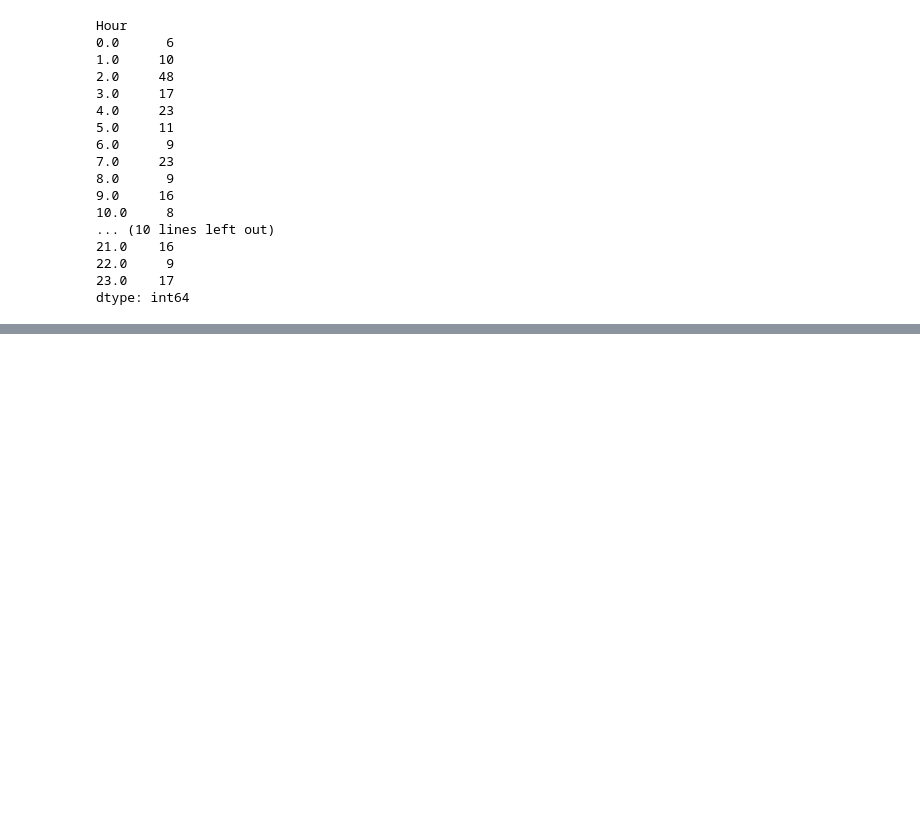
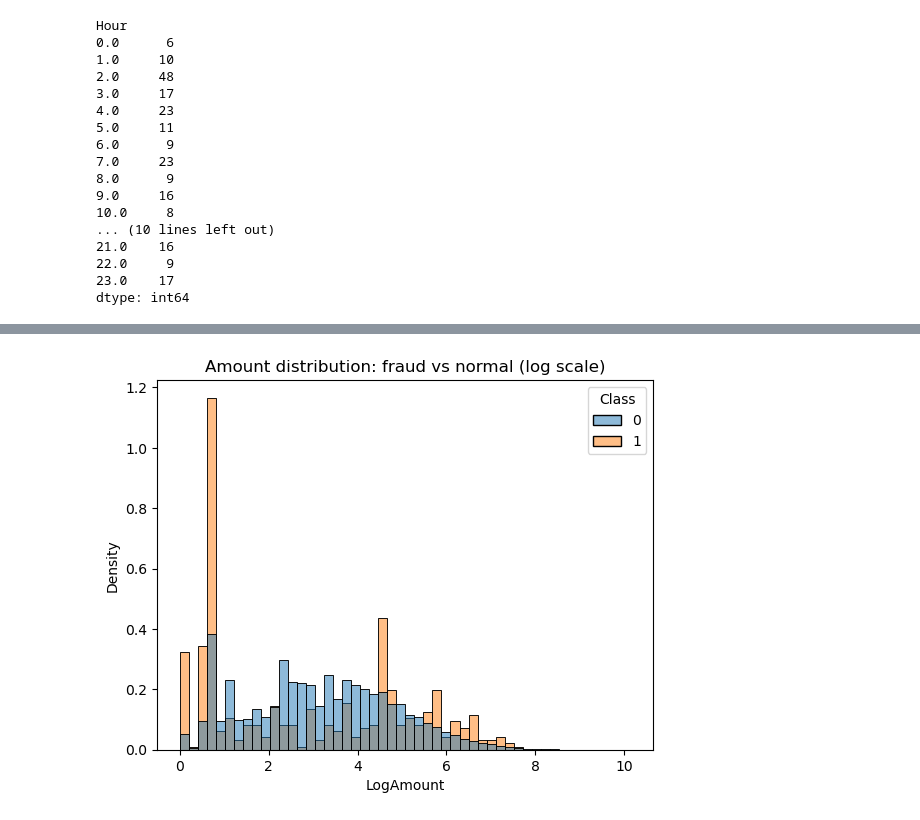
Before and after one commit to saijalkanwar/credit-card-fraud-detection, a Jupyter notebook: notebooks/01_data_understanding.ipynb, the cells around one changed output, grey strips where cells are left out. Cells and saved outputs as stored; diff of their text form; code cells hidden in the pictures; blank space fills up the shorter version.

```diff
--- a/notebooks/01_data_understanding.ipynb
+++ b/notebooks/01_data_understanding.ipynb
@@ -177,0 +207,9 @@ dtype: int64
+# %%
+df["LogAmount"] = np.log1p(df["Amount"])
+
+sns.histplot(data=df, x="LogAmount", hue="Class",
+             stat="density", common_norm=False, bins=50)
+plt.title("Amount distribution: fraud vs normal (log scale)")
+plt.show()
+# %% [output]
+[figure, added]
```
Also changed, not shown: parts of 14 cells of this notebook, 1 other file.
